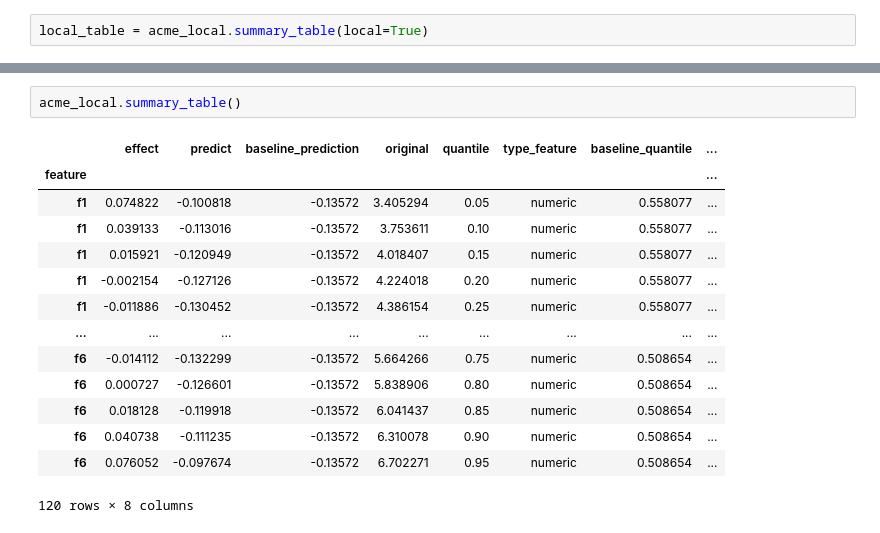
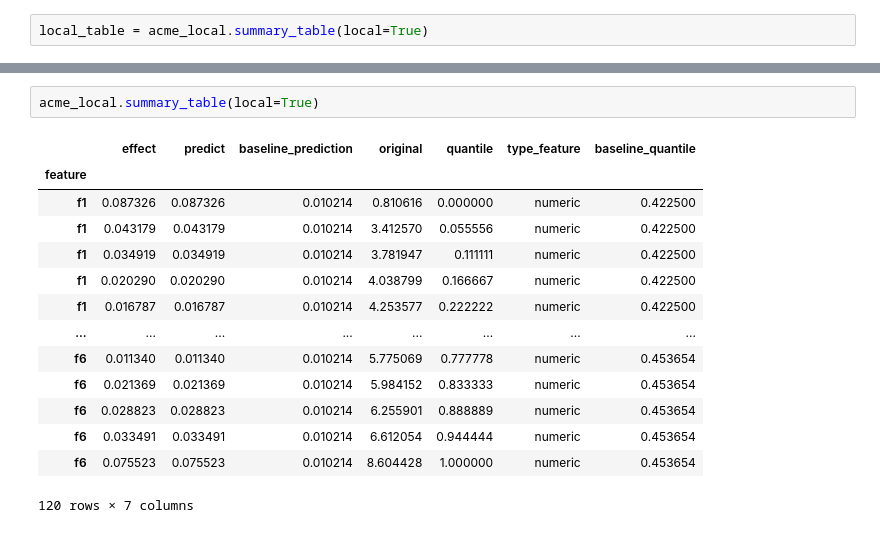
Before and after one commit to dandolodavid/ACME, a Jupyter notebook: notebook/ACME - anomlay detection.ipynb, the cells around one changed output, grey strips where cells are left out. Saved outputs shown, nothing was run; the diff lists cells and outputs as text.

Commit message:
acme second version beta2

```diff
--- a/notebook/ACME - anomlay detection.ipynb
+++ b/notebook/ACME - anomlay detection.ipynb
@@ -136,17 +132,17 @@ acme_local.summary_plot()
 # %%
-acme_local.summary_table()
+acme_local.summary_table(local=True)
 # %% [output]
-|  | effect | predict | baseline_prediction | original | quantile | type_feature | baseline_quantile | ... |
-| feature |  |  |  |  |  |  |  | ... |
-| f1 | 0.074822 | -0.100818 | -0.13572 | 3.405294 | 0.05 | numeric | 0.558077 | ... |
-| f1 | 0.039133 | -0.113016 | -0.13572 | 3.753611 | 0.10 | numeric | 0.558077 | ... |
-| f1 | 0.015921 | -0.120949 | -0.13572 | 4.018407 | 0.15 | numeric | 0.558077 | ... |
-| f1 | -0.002154 | -0.127126 | -0.13572 | 4.224018 | 0.20 | numeric | 0.558077 | ... |
-| f1 | -0.011886 | -0.130452 | -0.13572 | 4.386154 | 0.25 | numeric | 0.558077 | ... |
-| ... | ... | ... | ... | ... | ... | ... | ... | ... |
-| f6 | -0.014112 | -0.132299 | -0.13572 | 5.664266 | 0.75 | numeric | 0.508654 | ... |
-| f6 | 0.000727 | -0.126601 | -0.13572 | 5.838906 | 0.80 | numeric | 0.508654 | ... |
-| f6 | 0.018128 | -0.119918 | -0.13572 | 6.041437 | 0.85 | numeric | 0.508654 | ... |
-| f6 | 0.040738 | -0.111235 | -0.13572 | 6.310078 | 0.90 | numeric | 0.508654 | ... |
-| f6 | 0.076052 | -0.097674 | -0.13572 | 6.702271 | 0.95 | numeric | 0.508654 | ... |
+|  | effect | predict | baseline_prediction | original | quantile | type_feature | baseline_quantile |
+| feature |  |  |  |  |  |  |  |
+| f1 | 0.087326 | 0.087326 | 0.010214 | 0.810616 | 0.000000 | numeric | 0.422500 |
+| f1 | 0.043179 | 0.043179 | 0.010214 | 3.412570 | 0.055556 | numeric | 0.422500 |
+| f1 | 0.034919 | 0.034919 | 0.010214 | 3.781947 | 0.111111 | numeric | 0.422500 |
+| f1 | 0.020290 | 0.020290 | 0.010214 | 4.038799 | 0.166667 | numeric | 0.422500 |
+| f1 | 0.016787 | 0.016787 | 0.010214 | 4.253577 | 0.222222 | numeric | 0.422500 |
+| ... | ... | ... | ... | ... | ... | ... | ... |
+| f6 | 0.011340 | 0.011340 | 0.010214 | 5.775069 | 0.777778 | numeric | 0.453654 |
+| f6 | 0.021369 | 0.021369 | 0.010214 | 5.984152 | 0.833333 | numeric | 0.453654 |
+| f6 | 0.028823 | 0.028823 | 0.010214 | 6.255901 | 0.888889 | numeric | 0.453654 |
+| f6 | 0.033491 | 0.033491 | 0.010214 | 6.612054 | 0.944444 | numeric | 0.453654 |
+| f6 | 0.075523 | 0.075523 | 0.010214 | 8.604428 | 1.000000 | numeric | 0.453654 |
-120 rows × 8 columns
+120 rows × 7 columns
```
Also changed, not shown: parts of 8 cells of this notebook, 5 other files.
